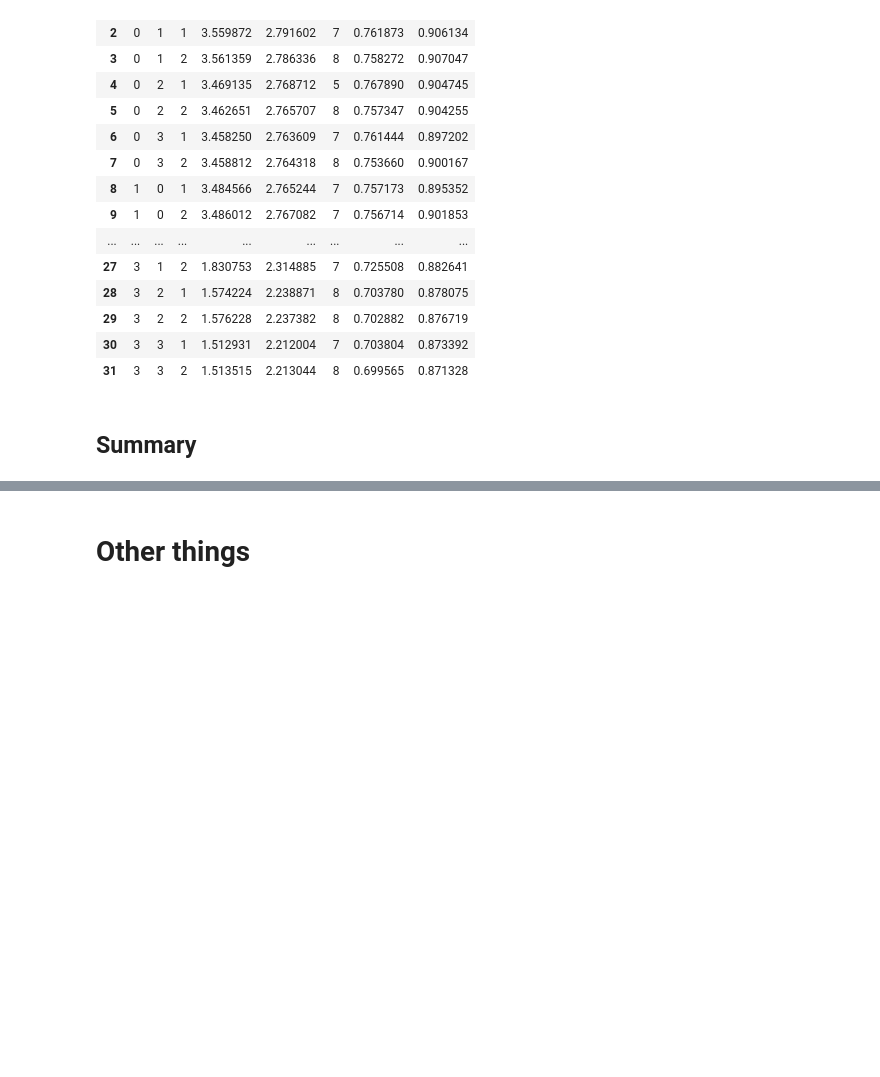
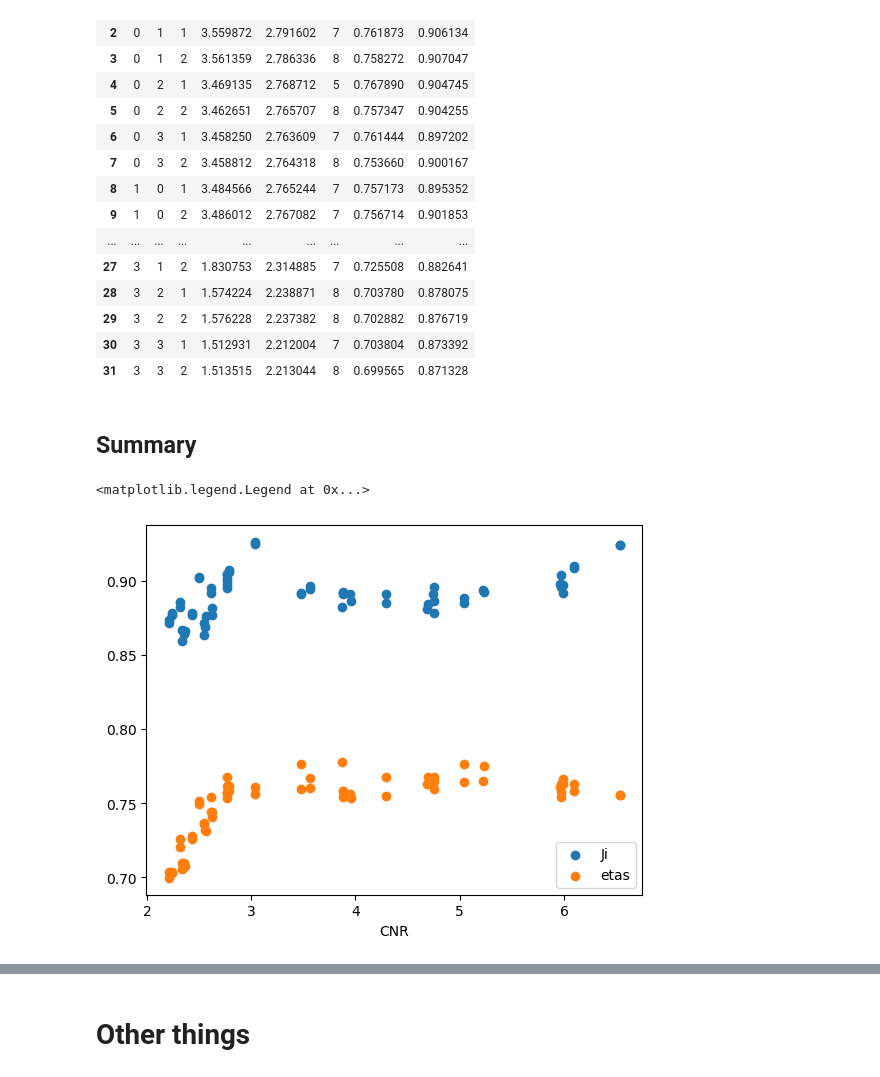
Before and after one commit to juanesfco/Thesis, a Jupyter notebook: resultsSims.ipynb, the cells around one changed output, grey strips where cells are left out. Saved outputs shown, nothing was run; the diff lists cells and outputs as text; code cells hidden in the pictures; blank space fills up the shorter version.

```diff
--- a/resultsSims.ipynb
+++ b/resultsSims.ipynb
@@ -376,3 +376,23 @@ fn_save = path + 'summary.csv'
 df.to_csv(fn_save,index=False)
 # %% [markdown]
 ## Summary
+# %%
+import pandas as pd
+df1 = pd.read_csv('Data/Simulations/Run092623/summaryFixed.csv')
+df2 = pd.read_csv('Data/Simulations/Run101723/summary.csv')
+# %%
+import matplotlib.pyplot as plt
+cnrs = list(df2['cnr'].values)+list(df1['cnr'].values)
+jis = list(df2['Ji'].values)+list(df1['Ji'].values)
+etas = list(df2['eta'].values)+list(df1['eta'].values)
+
+#color = np.array(cnrs)/max(cnrs)
+
+plt.scatter(cnrs,jis,label='Ji')
+plt.scatter(cnrs,etas,label='etas')
+plt.xlabel('CNR')
+plt.legend()
+#plt.ylabel('Ji')
+# %% [output]
+<matplotlib.legend.Legend at 0x...>
+[figure, added]
```
Also changed, not shown: parts of 2 cells of this notebook.
